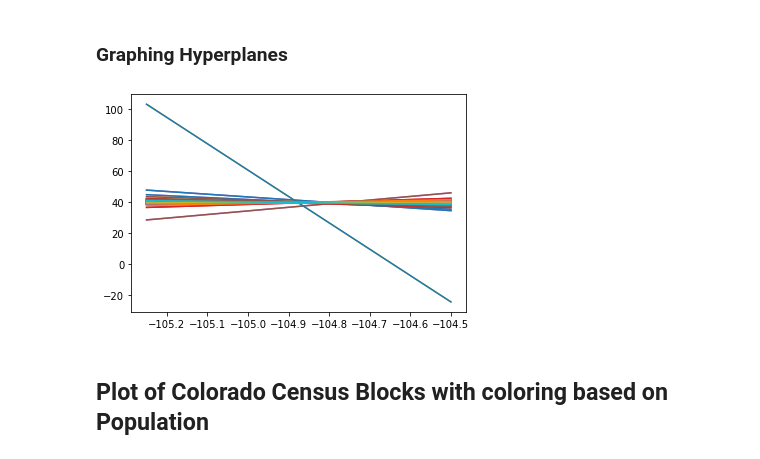
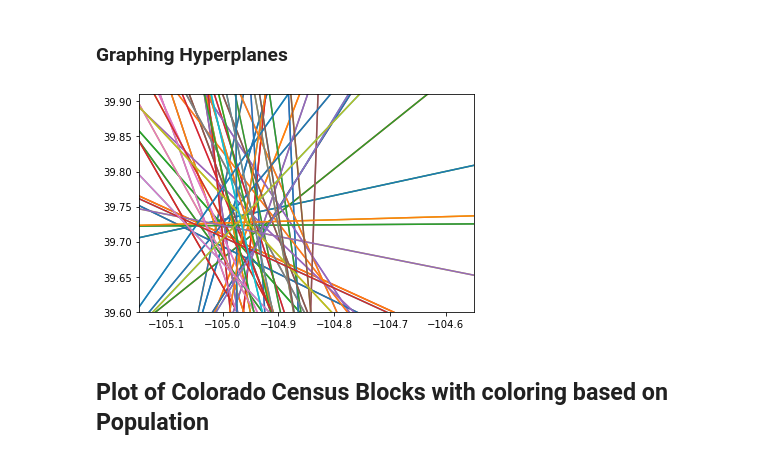
Before and after one commit to DillWithIt77/D2P_Voting, a Jupyter notebook: CO Census Data.ipynb, the cells around one changed output. Drawn from its saved outputs; the diff is of its cells as text; code cells hidden in the pictures.

```diff
--- a/CO Census Data.ipynb
+++ b/CO Census Data.ipynb
@@ -28,10 +28,10 @@ from numpy import linalg as LA
 # %%
+##Import shape files for census blocks and council districts
 colorado_init = gpd.read_file('CO_census_block_2017.shp')
-# denver_counties = pd.read_csv('Denver_County_Census_Blocks.csv')
-# print(denver_counties[:])
+council_init = gpd.read_file('council_districts.shp')
 
-##Choose only census blocks in Denver County
-colorado = colorado_init.loc[colorado_init['geonum'].isin(['1080319801001',
+##Choose only census blocks in Denver County with populations greater than 0
+colorado = colorado_init.loc[(colorado_init['pop'] != float(0)) & (colorado_init['geonum'].isin(['1080319801001',
 '1080319800001',
 '1080310157004',
 '1080310157003',
@@ -511,14 +511,13 @@ colorado = colorado_init.loc[colorado_init['geonum'].isin(['1080319801001',
 '1080310002011',
 '1080310001023',
 '1080310001022',
-'1080310001021'
-])]
-# print(colorado)
+'1080310001021']))]
 
 ##Take only population and geometry columns
 colorado_clean = colorado[['pop','geometry']]
+##Reindex values
 colorado_clean = colorado_clean.reset_index(drop=True)
-print(colorado_clean)
 
+##Create an array with just population values
 pop_col = colorado_clean['pop']
 pop_reset= pop_col.reset_index(drop=True)
@@ -688,28 +647,22 @@ def build_constraint_matrix(districts, pop):
 # %%
-'''
-read in districts, distances, and pop
-'''
 districts = 11
 pop = pop_reset.tolist()
 dist = distances
 
+##Coeffcients of function we are trying to optimize
 coeffs = get_coeffs(dist, pop)
-#print('coeffs: ', coeffs)
-print('coeff shape: ',coeffs.shape)
-print()
 
+##"b" values for our LP
 pop_constrs = pop_constraint(districts, pop)
 ones = np.ones(len(pop))
 eq = np.concatenate((pop_constrs, ones), axis = 0)
-#print('equality: ', eq)
-print('eq shape:', eq.shape)
-print()
 
+##"A" matrix for our LP
 A = build_constraint_matrix(districts, pop)
-print('A shape:', A.shape)
-print()
 
-#print('constraints: ', A)
+##Running LP
 optim = optimize.linprog(coeffs, A_eq = A, b_eq = eq, bounds = [0,1])
-output = optim.x.reshape((11,481))
+
+##Put "x" values from LP into array
+output = optim.x.reshape((11,len(colorado_clean)))
 # %% [output]
@@ -882,19 +799,22 @@ const matrix: (121, 122)
 # %% [markdown]
 ### Graphing Hyperplanes
 # %%
-lat_max, lat_min = -104.5,-105.25
-long_min,long_max = 39.5 ,40.0
+##Set bounds of values to plot
+lat_max, lat_min = -104.55,-105.15
+long_min,long_max = 39.6 ,39.91
 
-
+##Plot hyperplanes found in Power Diagram LP
 for i in range(len(hyperplanes)):
     if (hyperplanes[i,1] != float(0)):
         x_1 = [lat_min, lat_max]
         y_1 = [(hyperplanes[i,2] - hyperplanes[i,0]*lat_min)/hyperplanes[i,1],(hyperplanes[i,2] - hyperplanes[i,0]*lat_max)/hyperplanes[i,1]]
         plt.plot(x_1,y_1)
+        plt.xlim(lat_min, lat_max)
+        plt.ylim(long_min, long_max)
 
 plt.show()
 # %% [output]
-[figure, old version]
+[figure, new version]
 # %% [markdown]
 ## Plot of Colorado Census Blocks with coloring based on Population
 # %%
```
Also changed, not shown: parts of 19 cells of this notebook.
